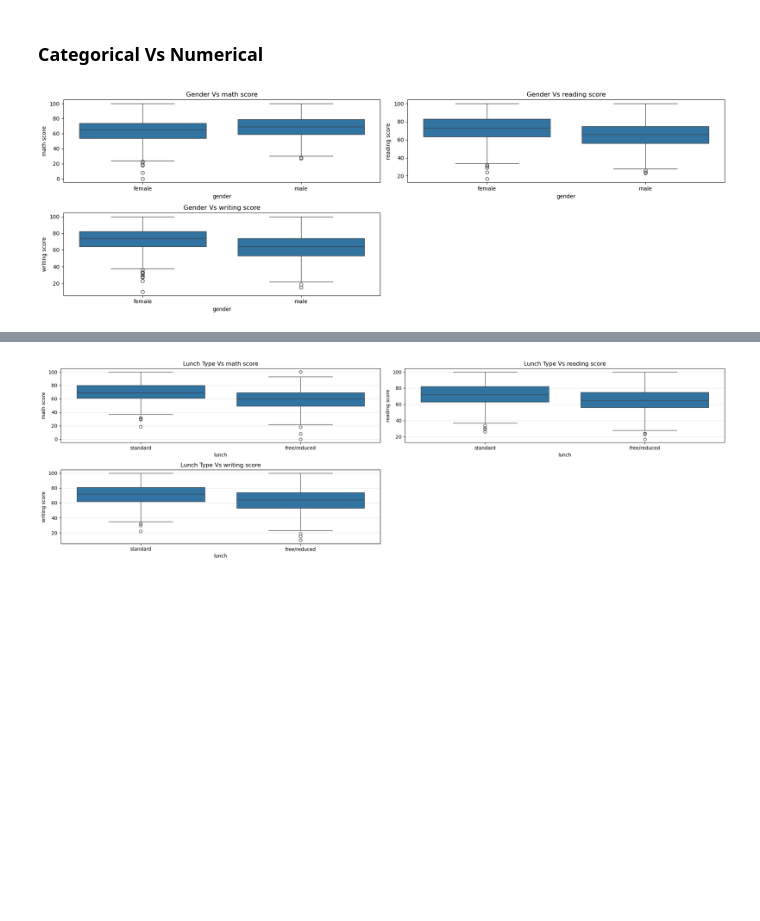
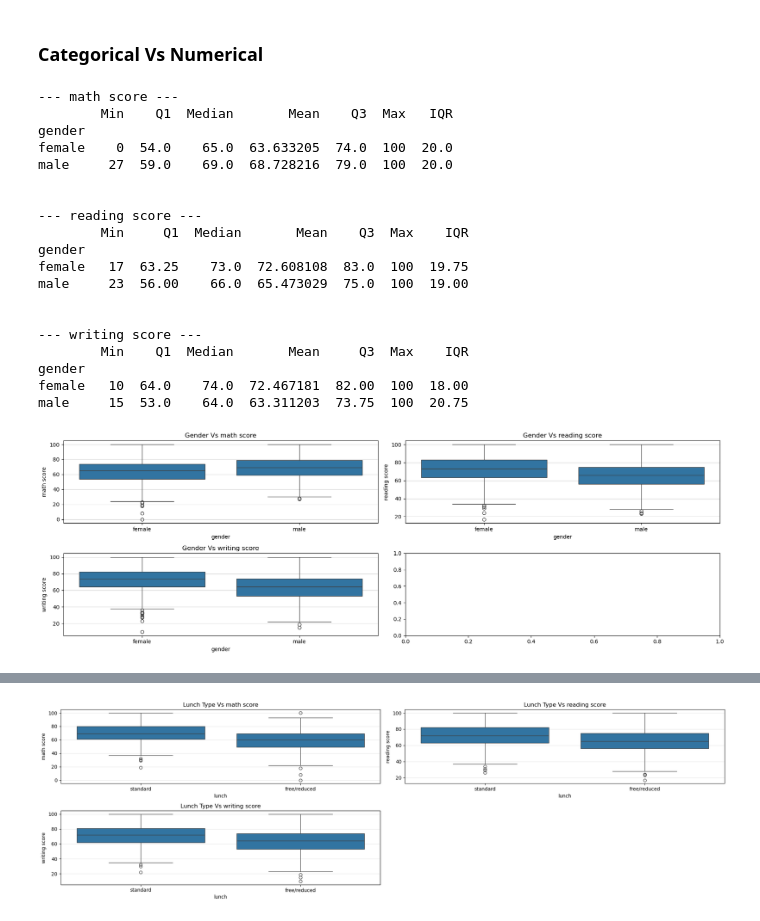
Before and after one commit to the-liyanage/applied-machine-learning, a Jupyter notebook: regression/end-to-end/notebook/data/EDA-student-performance.ipynb, the cells around one changed output, grey strips where cells are left out. Drawn from its saved outputs; the diff is of its cells as text; code cells hidden in the pictures; blank space fills up the shorter version.

Commit message:
graph insights added

```diff
--- a/regression/end-to-end/notebook/data/EDA-student-performance.ipynb
+++ b/regression/end-to-end/notebook/data/EDA-student-performance.ipynb
@@ -396,12 +416,44 @@ plt.show()
 # %%
 # Scores by categorical variable (eg. gender Vs scores)
 fig, axes = plt.subplots(2, 2, figsize = (18, 6))
 axes = axes.flatten()
 for i, feature in enumerate(numerical_features):
     sns.boxplot(x = "gender", y = feature, data = df, ax = axes[i])
     axes[i].set_title(f"Gender Vs {feature}")
-plt.delaxes(axes[-1])
+    axes[i].grid(axis = "y", alpha = 0.5)
+
+    # Group by gender to get stats per category
+    stats = df.groupby("gender")[feature].agg(
+        Min = "min",
+        Q1 = lambda x : x.quantile(0.25),
+        Median = "median",
+        Mean = "mean",
+        Q3 = lambda x : x.quantile(0.75),
+        Max = "max")
+    stats["IQR"] = stats["Q3"] - stats["Q1"]
+    print(f"--- {feature} ---")
+    print(stats[["Min", "Q1", "Median", "Mean", "Q3", "Max", "IQR"]])
+    print("\n")
 plt.tight_layout()
 plt.show()
 # %% [output]
+--- math score ---
+        Min    Q1  Median       Mean    Q3  Max   IQR
+gender
+female    0  54.0    65.0  63.633205  74.0  100  20.0
+male     27  59.0    69.0  68.728216  79.0  100  20.0
+
+
+--- reading score ---
+        Min     Q1  Median       Mean    Q3  Max    IQR
+gender
+female   17  63.25    73.0  72.608108  83.0  100  19.75
+male     23  56.00    66.0  65.473029  75.0  100  19.00
+
+
+--- writing score ---
+        Min    Q1  Median       Mean     Q3  Max    IQR
+gender
+female   10  64.0    74.0  72.467181  82.00  100  18.00
+male     15  53.0    64.0  63.311203  73.75  100  20.75
-[figure, old version]
+[figure, new version]
```
Also changed, not shown: parts of 8 cells of this notebook.
